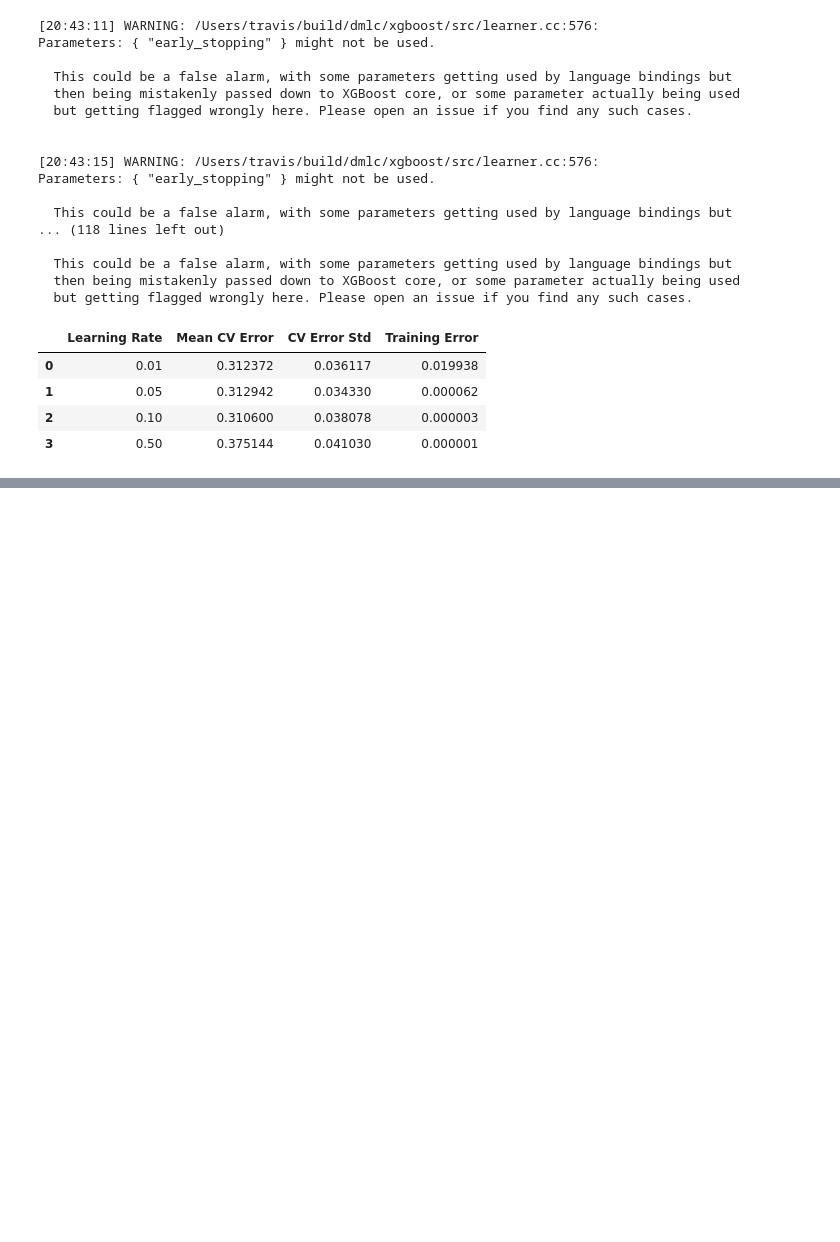
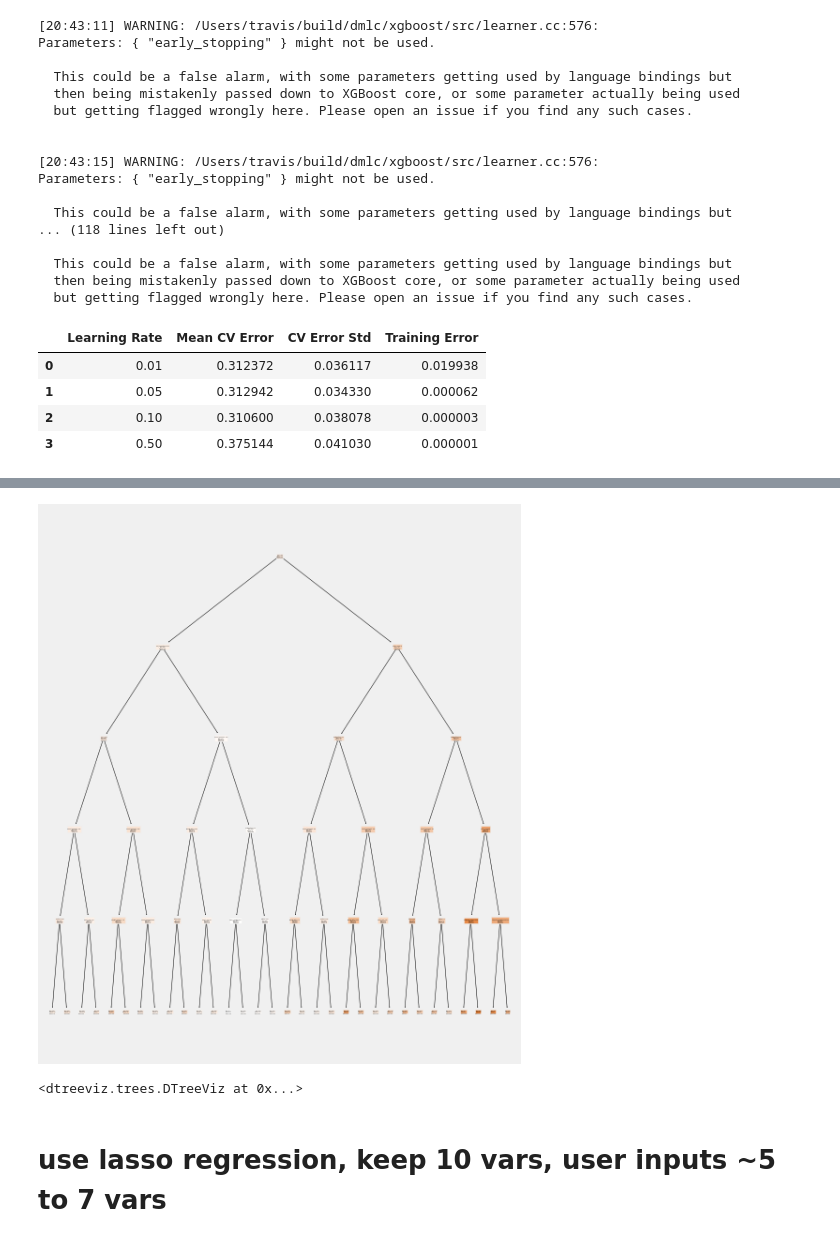
Before and after one commit to Fabrizio-Andrew/Vacation-Rental-Pricing-Estimator, a Jupyter notebook: experimentation/eda2.ipynb, the cells around one changed output, grey strips where cells are left out. Cells and saved outputs as stored; diff of their text form; code cells hidden in the pictures; blank space fills up the shorter version.

Commit message:
model workable

```diff
--- a/experimentation/eda2.ipynb
+++ b/experimentation/eda2.ipynb
@@ -663,0 +713,5 @@ eli5.show_weights(rfr_baseline, feature_names=list(X.columns))
+# %%
+rf = RandomForestRegressor(random_state=42)
+from pprint import pprint
+print('Parameters currently in use: \n')
+pprint(rf.get_params())
@@ -663,0 +764,4 @@ eli5.show_weights(rfr_baseline, feature_names=list(X.columns))
+# %%
+rf_random = RandomizedSearchCV(estimator=rf, param_distributions = random_grid, n_iter=10, cv = 3, verbose=2, random_state=42, n_jobs=-1)
+
+rf_random.fit(X_train, y_train)
@@ -663,0 +799,21 @@ eli5.show_weights(rfr_baseline, feature_names=list(X.columns))
+# %%
+#best_random = rf_random.best_estimator_
+best_random = RandomForestRegressor(bootstrap=True, criterion='mse', max_depth=30,
+                      max_features='sqrt', max_leaf_nodes=None,
+                      min_impurity_decrease=0.0, min_impurity_split=None,
+                      min_samples_leaf=1, min_samples_split=5,
+                      min_weight_fraction_leaf=0.0, n_estimators=1400,
+                      n_jobs=None, oob_score=False, random_state=42, verbose=0,
+                      warm_start=False)
+rfr_CV_best = -rmse_cv(best_random)
+best_random.fit(X_train, y_train)
+y_train_rfr = best_random.predict(X_train)
+y_test_rfr = best_random.predict(X_test)
+rfr_best_results = pd.DataFrame({'algorithm':['Random Forest Regressor'],
+            'CV error': rfr_CV_best.mean(),
+            'CV std': rfr_CV_best.std(),
+            'training error': [mean_squared_error(y_train, y_train_rfr)],
+            'test error': [mean_squared_error(y_test, y_test_rfr)],
+            'training_r2_score': [r2_score(y_train, y_train_rfr)],
+            'test_r2_score': [r2_score(y_test, y_test_rfr)]})
+rfr_best_results
@@ -758,3 +951,10 @@ Parameters: { "early_stopping" } might not be used.
 | 1 | 0.05 | 0.312942 | 0.034330 | 0.000062 |
 | 2 | 0.10 | 0.310600 | 0.038078 | 0.000003 |
 | 3 | 0.50 | 0.375144 | 0.041030 | 0.000001 |
+# %%
+from sklearn.tree import DecisionTreeRegressor
+# Fit regression model
+regr_1 = DecisionTreeRegressor(max_depth=2)
+regr_2 = DecisionTreeRegressor(max_depth=5)
+regr_1.fit(X_train, y_train)
+regr_2.fit(X_train, y_train)
@@ -760,0 +966,21 @@ Parameters: { "early_stopping" } might not be used.
+# %%
+from sklearn import tree
+_ = tree.plot_tree(regr_2,
+                   feature_names=list(X.columns),
+                   class_names=list(y),
+                   filled=True)
+# %% [output]
+[figure, added]
+# %%
+from dtreeviz.trees import dtreeviz # remember to load the package
+
+viz = dtreeviz(regr_2, X, y,
+                target_name="price",
+                   feature_names=list(X.columns),
+                   class_names=list(y))
+
+viz
+# %% [output]
+<dtreeviz.trees.DTreeViz at 0x...>
+# %% [markdown]
+# use lasso regression, keep 10 vars, user inputs ~5 to 7 vars
```
Also changed, not shown: parts of 25 cells of this notebook, 5 other files.
